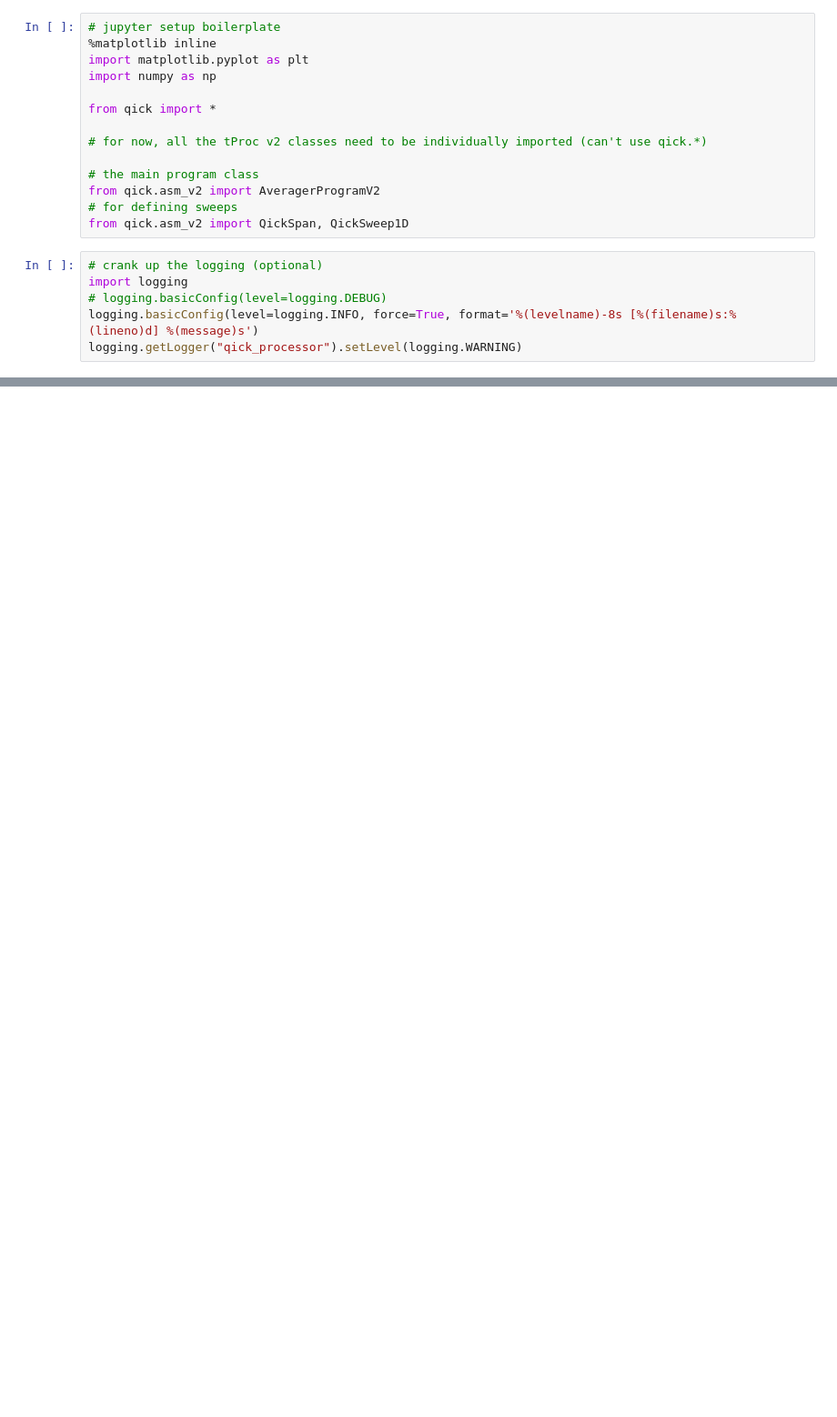
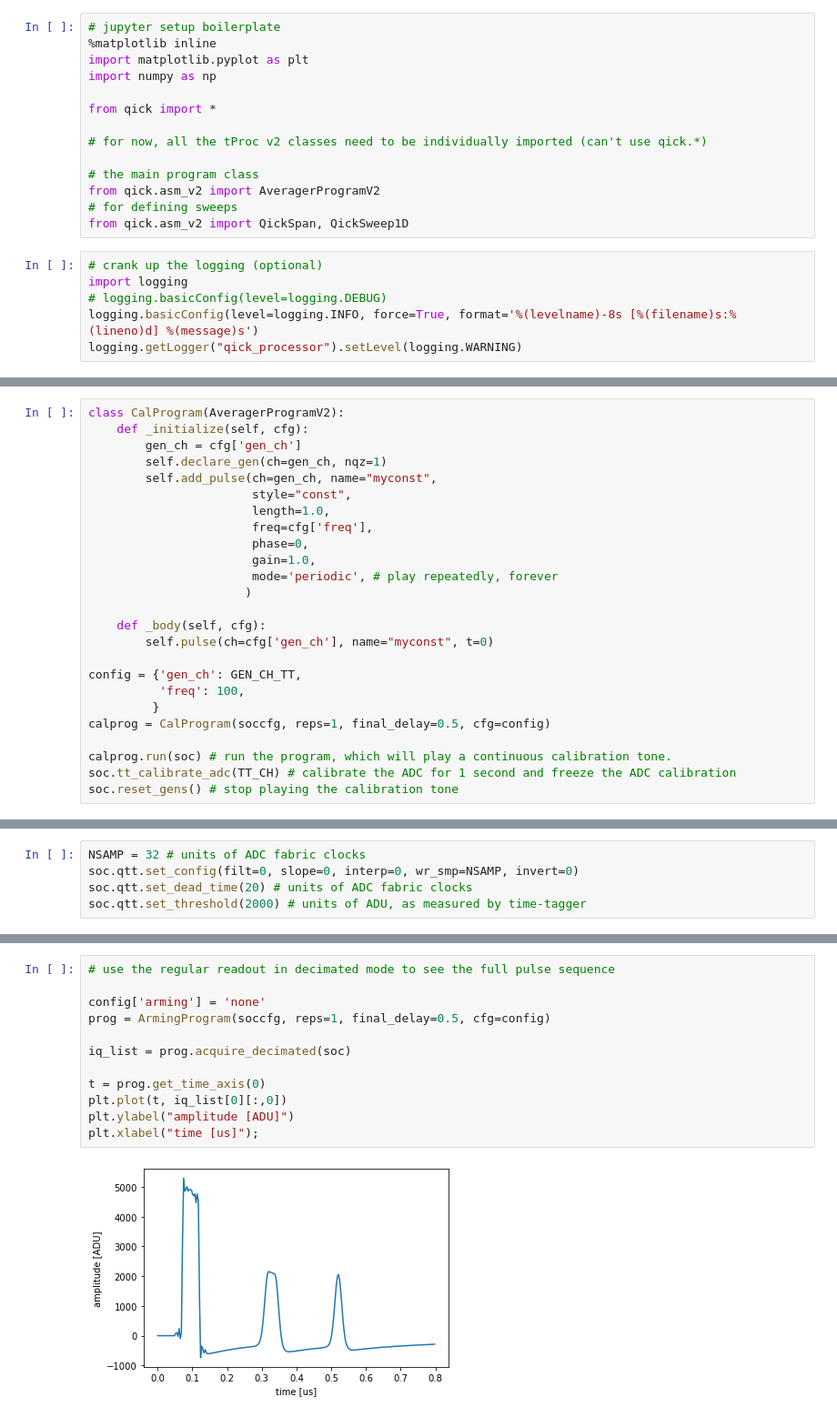
Before and after one commit to meeg/qick_demos_sho, a Jupyter notebook: time_tagger/time_tagger_sho.ipynb, the cells around one changed output, grey strips where cells are left out. Shown at 91% size. Cells and saved outputs as stored; diff of their text form; blank space fills up the shorter version.

Commit message:
update tagger demo

```diff
--- a/time_tagger/time_tagger_sho.ipynb
+++ b/time_tagger/time_tagger_sho.ipynb
@@ -280,0 +110,25 @@ if soc.qtt.smp_qty>0:
+# %%
+class CalProgram(AveragerProgramV2):
+    def _initialize(self, cfg):
+        gen_ch = cfg['gen_ch']
+        self.declare_gen(ch=gen_ch, nqz=1)
+        self.add_pulse(ch=gen_ch, name="myconst",
+                       style="const",
+                       length=1.0,
+                       freq=cfg['freq'],
+                       phase=0,
+                       gain=1.0,
+                       mode='periodic', # play repeatedly, forever
+                      )
+
+    def _body(self, cfg):
+        self.pulse(ch=cfg['gen_ch'], name="myconst", t=0)
+
+config = {'gen_ch': GEN_CH_TT,
+          'freq': 100,
+         }
+calprog = CalProgram(soccfg, reps=1, final_delay=0.5, cfg=config)
+
+calprog.run(soc) # run the program, which will play a continuous calibration tone.
+soc.tt_calibrate_adc(TT_CH) # calibrate the ADC for 1 second and freeze the ADC calibration
+soc.reset_gens() # stop playing the calibration tone
@@ -280,0 +140,5 @@ if soc.qtt.smp_qty>0:
+# %%
+NSAMP = 32 # units of ADC fabric clocks
+soc.qtt.set_config(filt=0, slope=0, interp=0, wr_smp=NSAMP, invert=0)
+soc.qtt.set_dead_time(20) # units of ADC fabric clocks
+soc.qtt.set_threshold(2000) # units of ADU, as measured by time-tagger
@@ -280,0 +257,14 @@ if soc.qtt.smp_qty>0:
+# %%
+# use the regular readout in decimated mode to see the full pulse sequence
+
+config['arming'] = 'none'
+prog = ArmingProgram(soccfg, reps=1, final_delay=0.5, cfg=config)
+
+iq_list = prog.acquire_decimated(soc)
+
+t = prog.get_time_axis(0)
+plt.plot(t, iq_list[0][:,0])
+plt.ylabel("amplitude [ADU]")
+plt.xlabel("time [us]");
+# %% [output]
+[figure, added]
```
Also changed, not shown: parts of 39 cells of this notebook.
